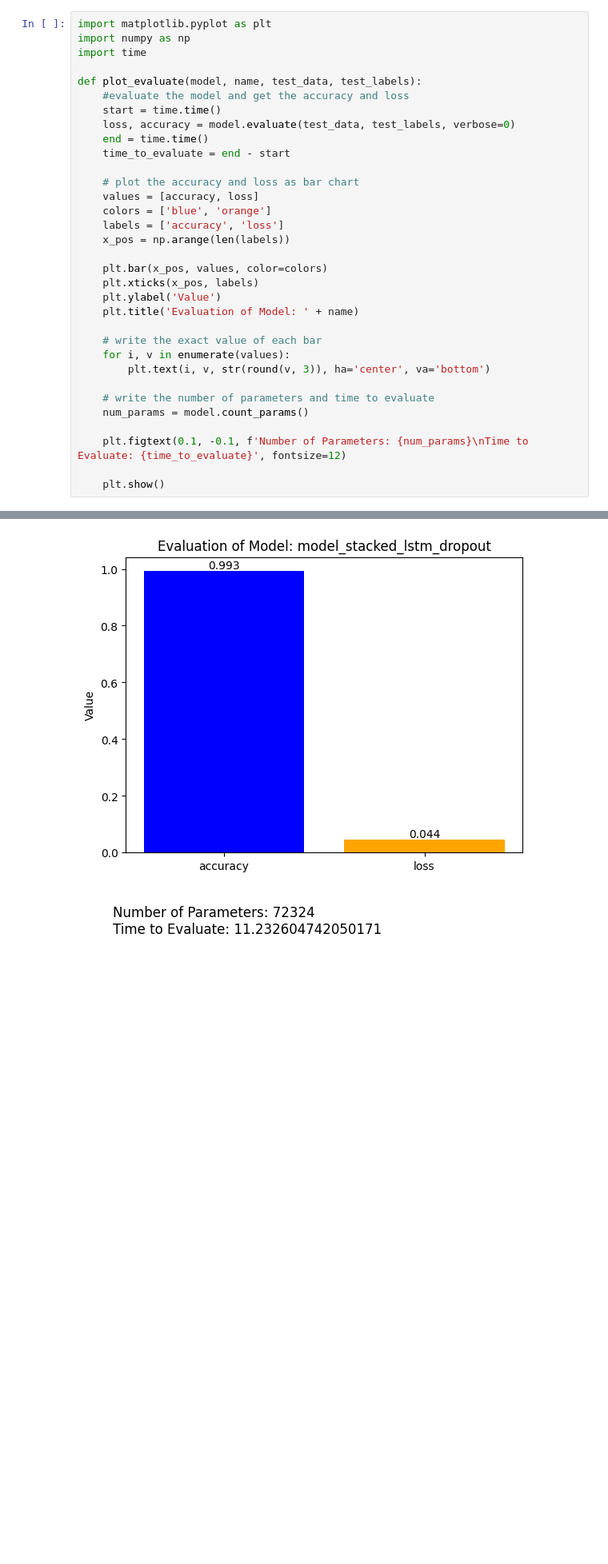
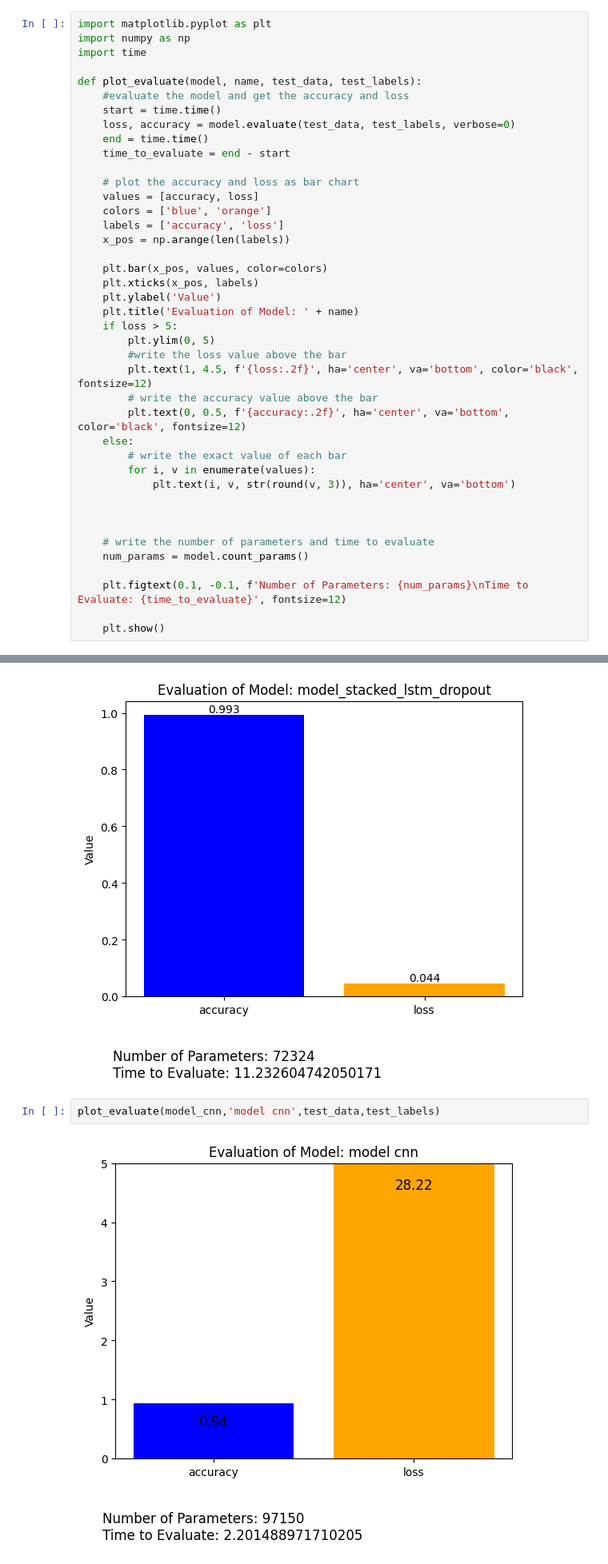
Before and after one commit to Enzo-hmdy/Secu_IOT_UQAC2, a Jupyter notebook: cleaning.ipynb, the cells around one changed output, grey strips where cells are left out. Shown at 80% size. Saved outputs shown, nothing was run; the diff lists cells and outputs as text; blank space fills up the shorter version.

```diff
--- a/cleaning.ipynb
+++ b/cleaning.ipynb
@@ -798,10 +995,18 @@ def plot_evaluate(model, name, test_data, test_labels):
     plt.xticks(x_pos, labels)
     plt.ylabel('Value')
     plt.title('Evaluation of Model: ' + name)
+    if loss > 5:
+        plt.ylim(0, 5)
+        #write the loss value above the bar
+        plt.text(1, 4.5, f'{loss:.2f}', ha='center', va='bottom', color='black', fontsize=12)
+        # write the accuracy value above the bar
+        plt.text(0, 0.5, f'{accuracy:.2f}', ha='center', va='bottom', color='black', fontsize=12)
+    else:
+        # write the exact value of each bar
+        for i, v in enumerate(values):
+            plt.text(i, v, str(round(v, 3)), ha='center', va='bottom')
 
-    # write the exact value of each bar
-    for i, v in enumerate(values):
-        plt.text(i, v, str(round(v, 3)), ha='center', va='bottom')
+
 
     # write the number of parameters and time to evaluate
     num_params = model.count_params()
@@ -817,6 +1022,10 @@ plot_evaluate(simple_lstm_model,'simple_lstm_model',history_simple_lstm,test_dat
 plot_evaluate(model_stacked_lstm_dropout,'model_stacked_lstm_dropout',test_data,test_labels)
 # %% [output]
 [figure]
+# %%
+plot_evaluate(model_cnn,'model cnn',test_data,test_labels)
+# %% [output]
+[figure, added]
 # %%
 # save model
 CNN2D_LSTM.save('CNN2D_LSTM.h5')
```
Also changed, not shown: parts of 32 cells of this notebook.
